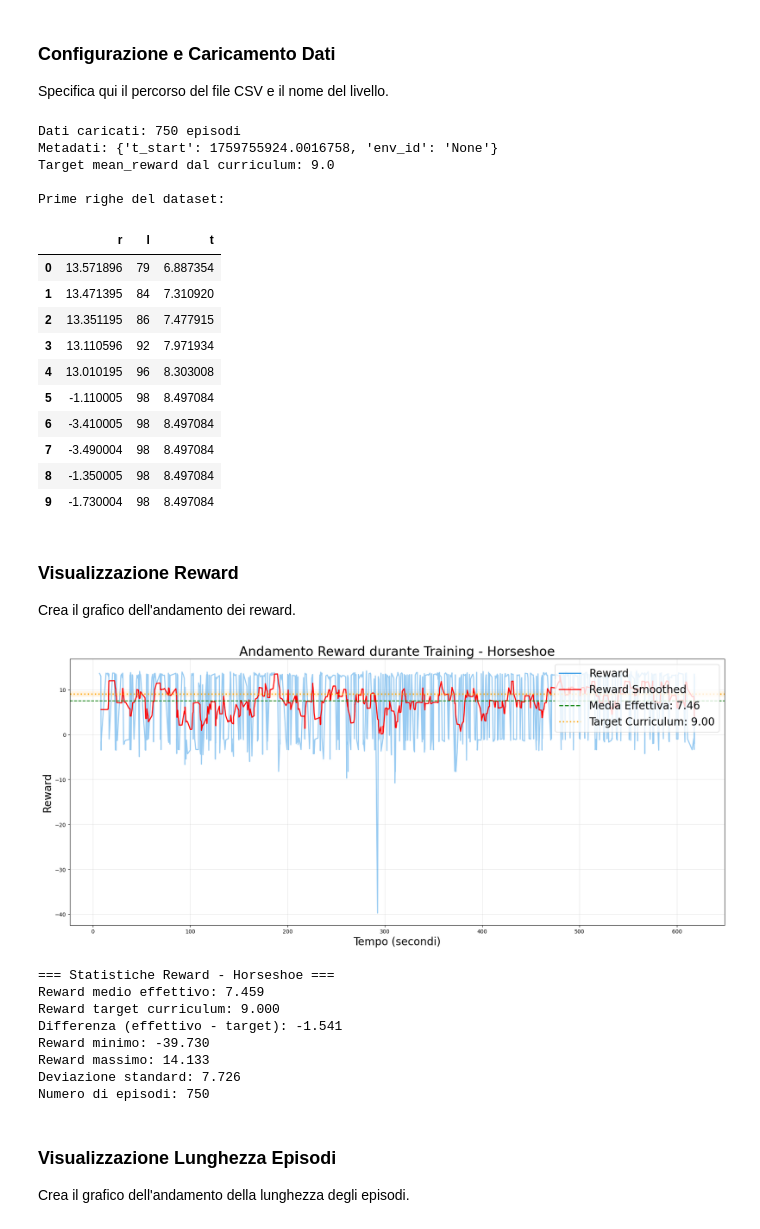
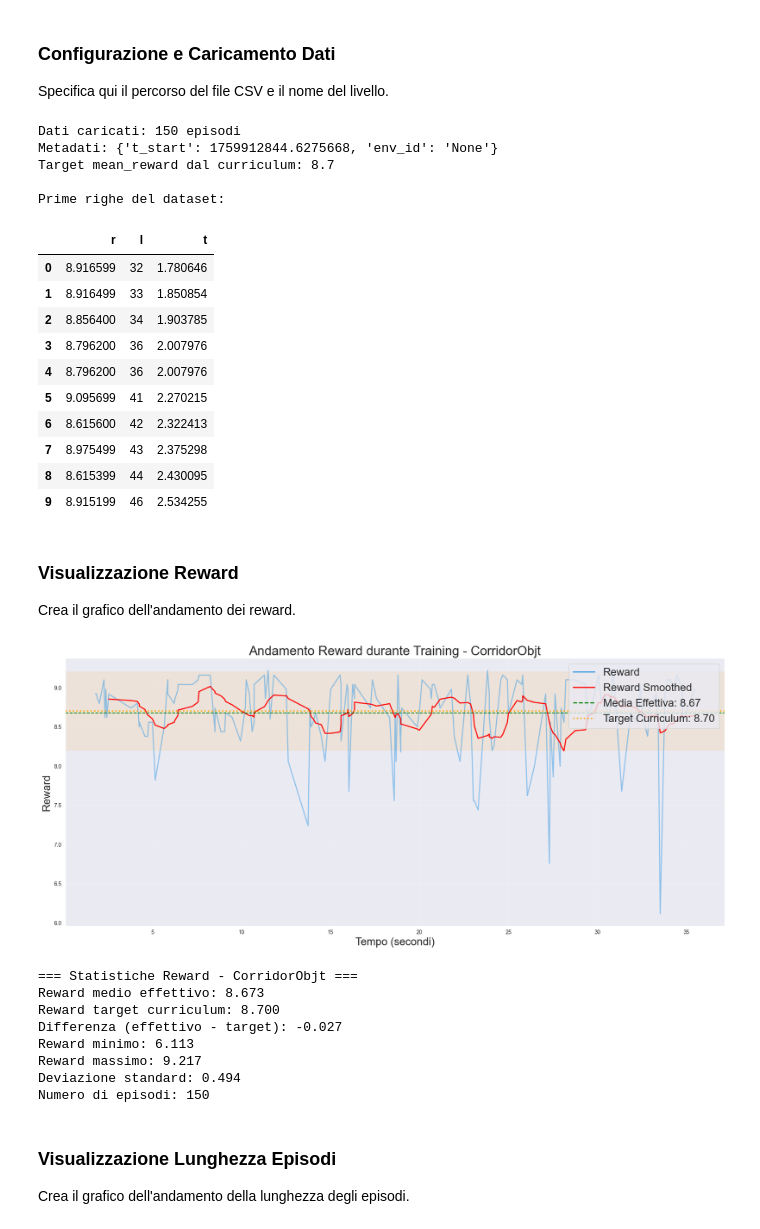
Before and after one commit to Andex125/RL-Godot-Pedestrian-Simulation, a Jupyter notebook: notebooks/PlotsSingleLevel.ipynb, the cells around one changed output. Cells and saved outputs as stored; diff of their text form; code cells hidden in the pictures.

```diff
--- a/notebooks/PlotsSingleLevel.ipynb
+++ b/notebooks/PlotsSingleLevel.ipynb
@@ -217,48 +217,45 @@ def plot_episode_length(df, level_name='Level', window_size=10, save_path=None):
 
 Specifica qui il percorso del file CSV e il nome del livello.
 # %%
-# CONFIGURAZIONE
-level_name = "Horseshoe"  # Modifica con il nome del livello
-file_path = "../output/logs/Horseshoe_logs/"+level_name+".monitor.csv"  # Modifica con il tuo path
+level_name = "CorridorObjt"  # Modifica con il nome del livello
+file_path = "../output/logs/" + level_name + "_logs/" + level_name + ".monitor.csv"  # Modifica con il tuo path
 output_folder = "../output/plots/"  # Cartella dove salvare i grafici
 curriculum_path = "../scripts/configs/curriculumObjective/curriculum_lab2.yaml"  # Path al curriculum
 
 # Carica i dati
 df, metadata = load_level_data(file_path)
 
 # Carica il mean_reward target dal curriculum
 mean_reward_target = load_mean_reward_from_curriculum(curriculum_path, level_name)
 
 print(f"Dati caricati: {len(df)} episodi")
 print(f"Metadati: {metadata}")
 if mean_reward_target is not None:
     print(f"Target mean_reward dal curriculum: {mean_reward_target}")
 print(f"\nPrime righe del dataset:")
 df.head(10)
 # %% [output]
-Dati caricati: 750 episodi
-Metadati: {'t_start': 1759755924.0016758, 'env_id': 'None'}
-Target mean_reward dal curriculum: 9.0
+Dati caricati: 150 episodi
+Metadati: {'t_start': 1759912844.6275668, 'env_id': 'None'}
+Target mean_reward dal curriculum: 8.7
 
 Prime righe del dataset:
 |  | r | l | t |
-| 0 | 13.571896 | 79 | 6.887354 |
-| 1 | 13.471395 | 84 | 7.310920 |
-| 2 | 13.351195 | 86 | 7.477915 |
-| 3 | 13.110596 | 92 | 7.971934 |
-| 4 | 13.010195 | 96 | 8.303008 |
-| 5 | -1.110005 | 98 | 8.497084 |
-| 6 | -3.410005 | 98 | 8.497084 |
-| 7 | -3.490004 | 98 | 8.497084 |
-| 8 | -1.350005 | 98 | 8.497084 |
-| 9 | -1.730004 | 98 | 8.497084 |
+| 0 | 8.916599 | 32 | 1.780646 |
+| 1 | 8.916499 | 33 | 1.850854 |
+| 2 | 8.856400 | 34 | 1.903785 |
+| 3 | 8.796200 | 36 | 2.007976 |
+| 4 | 8.796200 | 36 | 2.007976 |
+| 5 | 9.095699 | 41 | 2.270215 |
+| 6 | 8.615600 | 42 | 2.322413 |
+| 7 | 8.975499 | 43 | 2.375298 |
+| 8 | 8.615399 | 44 | 2.430095 |
+| 9 | 8.915199 | 46 | 2.534255 |
 # %% [markdown]
 ### Visualizzazione Reward
 
 Crea il grafico dell'andamento dei reward.
 # %%
-# Plotta i reward
-# Plotta i reward
 plot_reward(
     df,
     level_name=level_name,
@@ -267,15 +264,15 @@ plot_reward(
     mean_reward_target=mean_reward_target
 )
 # %% [output]
-[figure, old version]
+[figure, new version]
-=== Statistiche Reward - Horseshoe ===
-Reward medio effettivo: 7.459
-Reward target curriculum: 9.000
-Differenza (effettivo - target): -1.541
-Reward minimo: -39.730
-Reward massimo: 14.133
-Deviazione standard: 7.726
-Numero di episodi: 750
+=== Statistiche Reward - CorridorObjt ===
+Reward medio effettivo: 8.673
+Reward target curriculum: 8.700
+Differenza (effettivo - target): -0.027
+Reward minimo: 6.113
+Reward massimo: 9.217
+Deviazione standard: 0.494
+Numero di episodi: 150
 # %% [markdown]
 ### Visualizzazione Lunghezza Episodi
 
```
Also changed, not shown: parts of 1 cell of this notebook, 3 other files.
